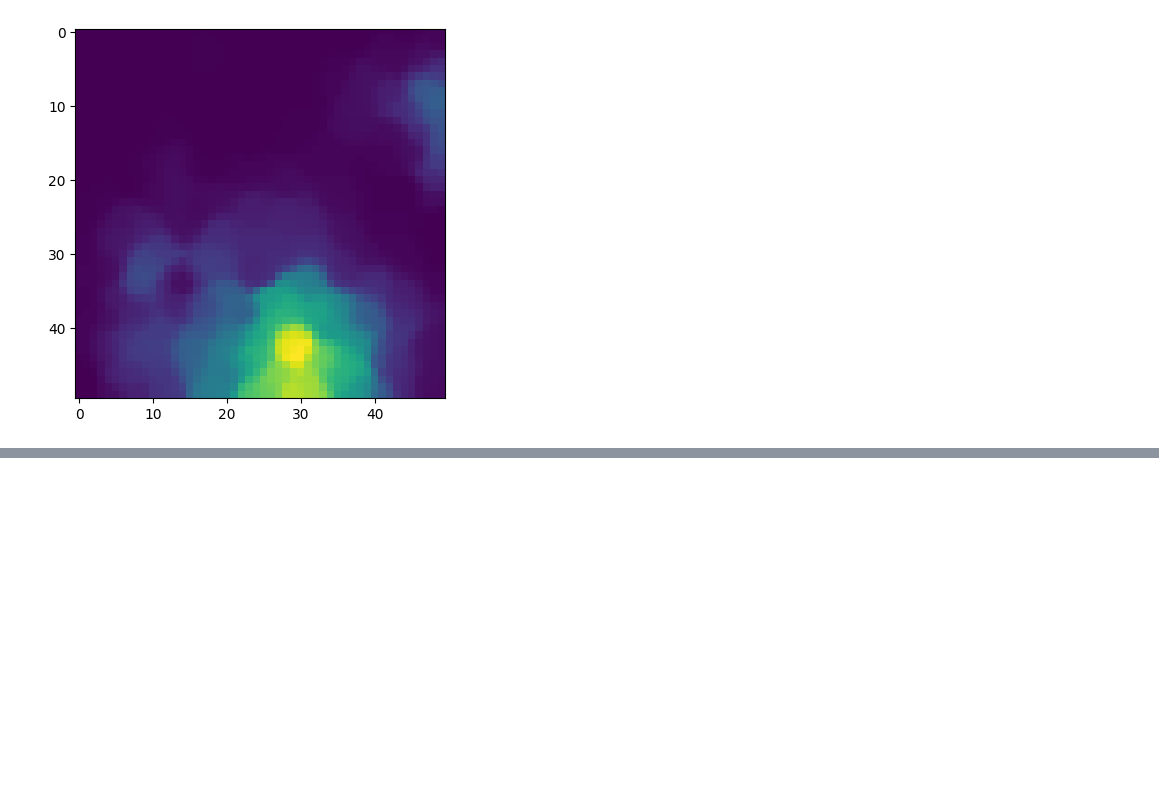
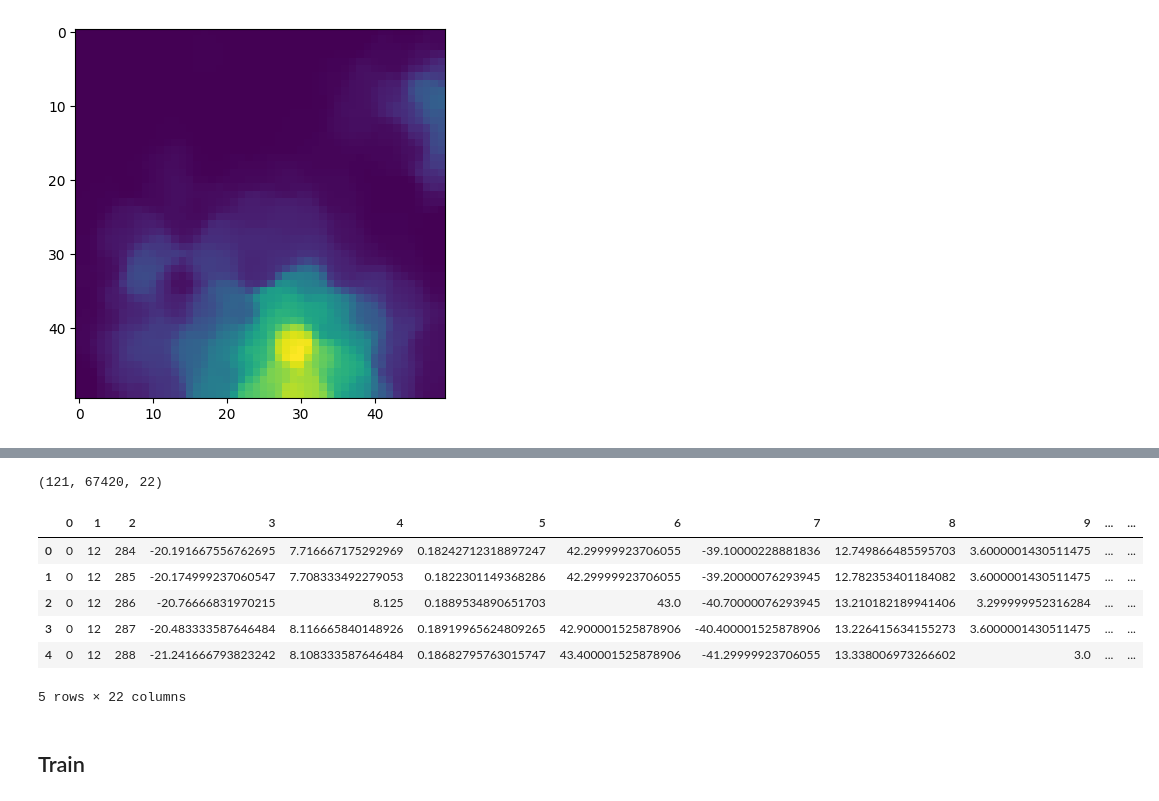
Before and after one commit to dadavie/planetary_garden, a Jupyter notebook: notebooks/Notebook_DavidSchildberger_Model.ipynb, the cells around one changed output, grey strips where cells are left out. Cells and saved outputs as stored; diff of their text form; code cells hidden in the pictures; blank space fills up the shorter version.

```diff
--- a/notebooks/Notebook_DavidSchildberger_Model.ipynb
+++ b/notebooks/Notebook_DavidSchildberger_Model.ipynb
@@ -105,0 +118,21 @@ plt.show()
+# %%
+path = '/Users/davidschildberger/code/dadavie/planetary_garden/raw_data/'
+# %%
+filen = 'world_history_bioclim_allLatLon.npy'
+# %%
+cl_data = np.load(path+filen, allow_pickle=True)
+# %%
+cl_data.shape
+# %% [output]
+(121, 67420, 22)
+# %%
+dd = pd.DataFrame(cl_data[0])
+dd.head()
+# %% [output]
+|  | 0 | 1 | 2 | 3 | 4 | 5 | 6 | 7 | 8 | 9 | ... | ... |
+| 0 | 0 | 12 | 284 | -20.191667556762695 | 7.716667175292969 | 0.18242712318897247 | 42.29999923706055 | -39.10000228881836 | 12.749866485595703 | 3.6000001430511475 | ... | ... |
+| 1 | 0 | 12 | 285 | -20.174999237060547 | 7.708333492279053 | 0.1822301149368286 | 42.29999923706055 | -39.20000076293945 | 12.782353401184082 | 3.6000001430511475 | ... | ... |
+| 2 | 0 | 12 | 286 | -20.76666831970215 | 8.125 | 0.1889534890651703 | 43.0 | -40.70000076293945 | 13.210182189941406 | 3.299999952316284 | ... | ... |
+| 3 | 0 | 12 | 287 | -20.483333587646484 | 8.116665840148926 | 0.18919965624809265 | 42.900001525878906 | -40.400001525878906 | 13.226415634155273 | 3.6000001430511475 | ... | ... |
+| 4 | 0 | 12 | 288 | -21.241666793823242 | 8.108333587646484 | 0.18682795763015747 | 43.400001525878906 | -41.29999923706055 | 13.338006973266602 | 3.0 | ... | ... |
+5 rows × 22 columns
@@ -105,0 +144,2 @@ plt.show()
+# %% [markdown]
+## Train
```
Also changed, not shown: parts of 13 cells of this notebook.
